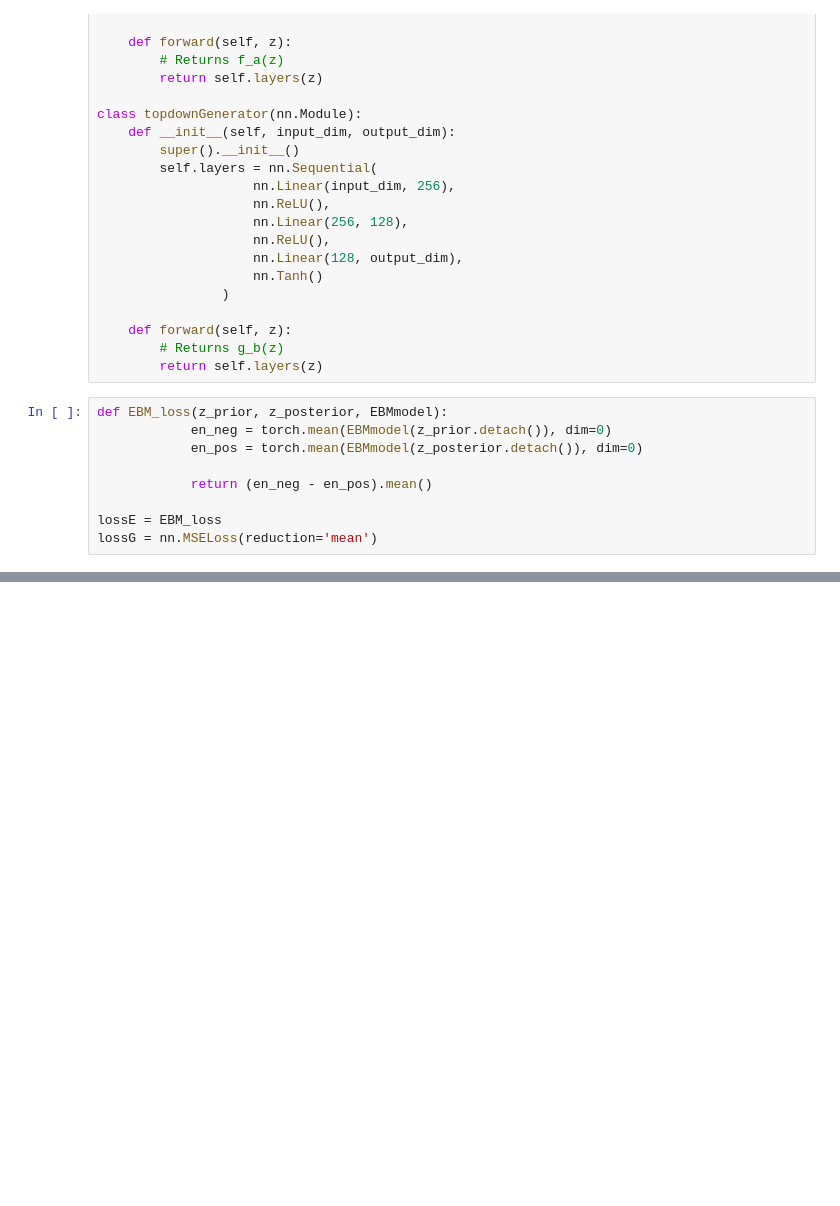
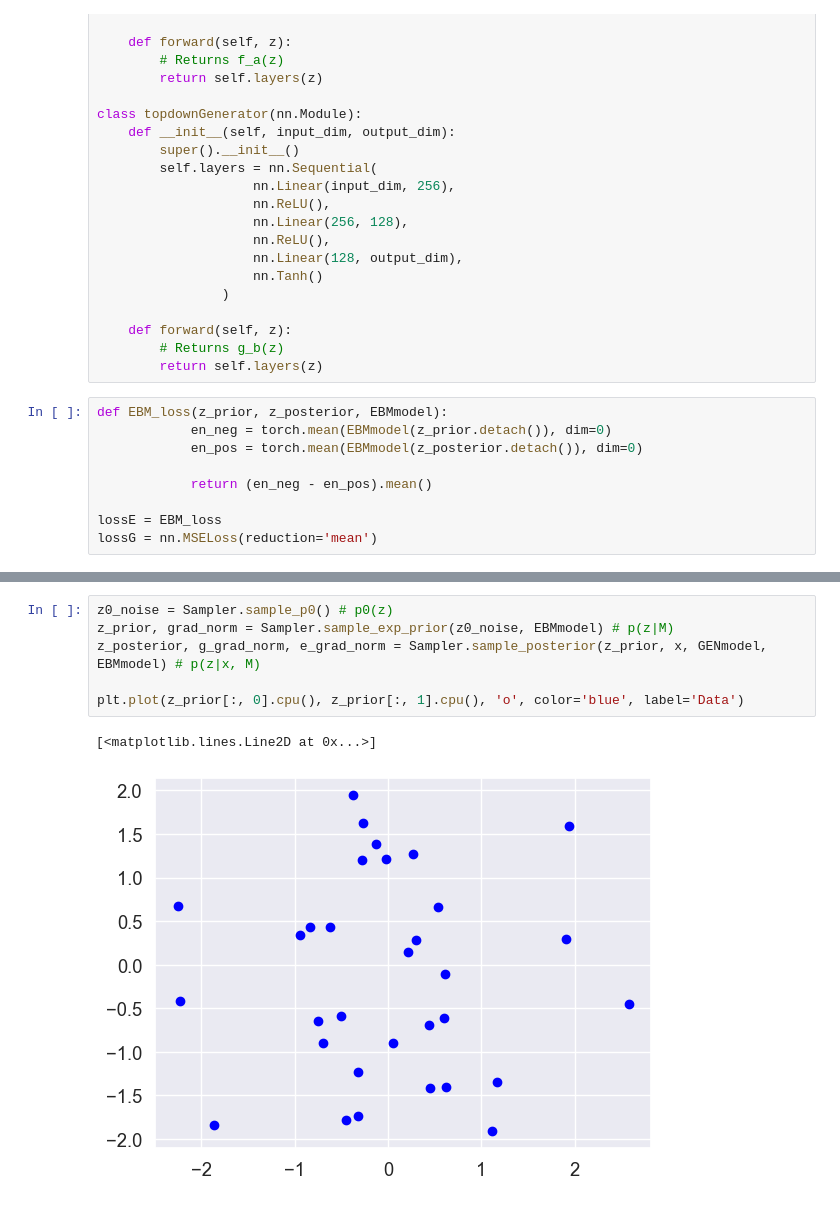
Before and after one commit to PritRaj1/IIB-Project-LatentEBM-Variance-Study, a Jupyter notebook: Notebooks/VanillaLatentEBM MkII.ipynb, the cells around one changed output, grey strips where cells are left out. Cells and saved outputs as stored; diff of their text form; blank space fills up the shorter version.

```diff
--- a/Notebooks/VanillaLatentEBM MkII.ipynb
+++ b/Notebooks/VanillaLatentEBM MkII.ipynb
@@ -277,0 +292,9 @@ STAGE:2023-11-10 15:03:13 204348:204348 output_json.cpp:417] Completed Stage: Po
+# %%
+z0_noise = Sampler.sample_p0() # p0(z)
+z_prior, grad_norm = Sampler.sample_exp_prior(z0_noise, EBMmodel) # p(z|M)
+z_posterior, g_grad_norm, e_grad_norm = Sampler.sample_posterior(z_prior, x, GENmodel, EBMmodel) # p(z|x, M)
+
+plt.plot(z_prior[:, 0].cpu(), z_prior[:, 1].cpu(), 'o', color='blue', label='Data')
+# %% [output]
+[<matplotlib.lines.Line2D at 0x...>]
+[figure, added]
```
Also changed, not shown: parts of 5 cells of this notebook, 3 other files.
